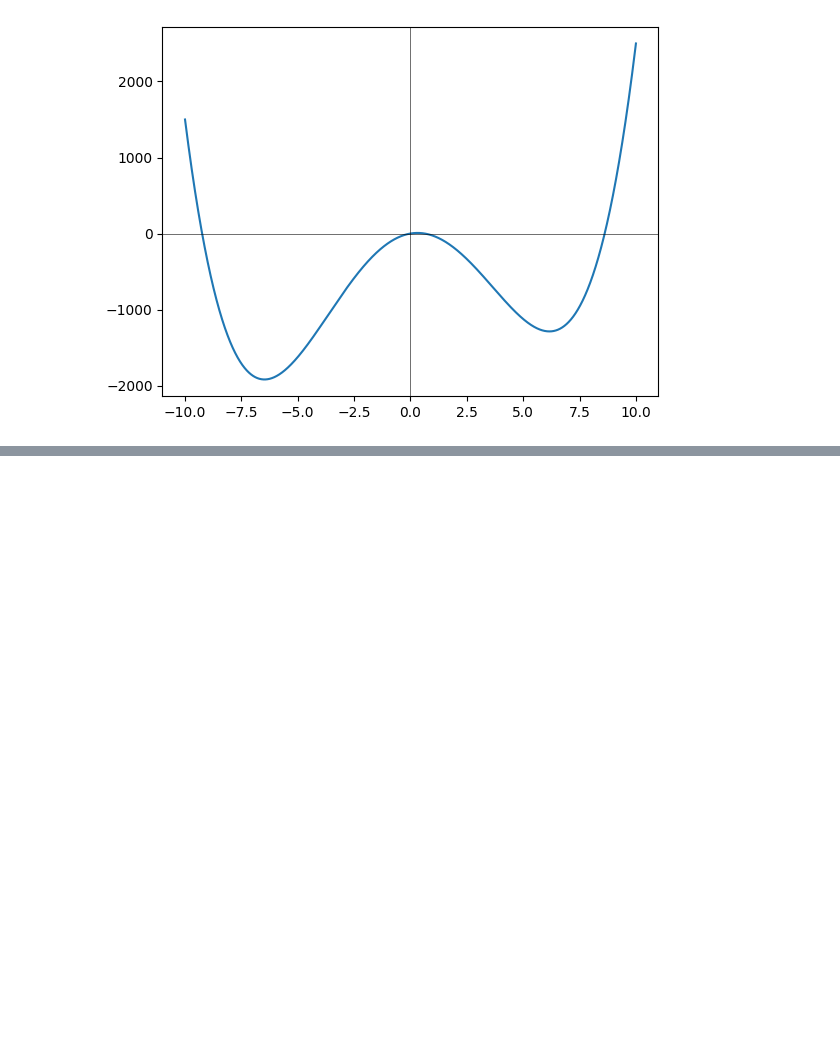
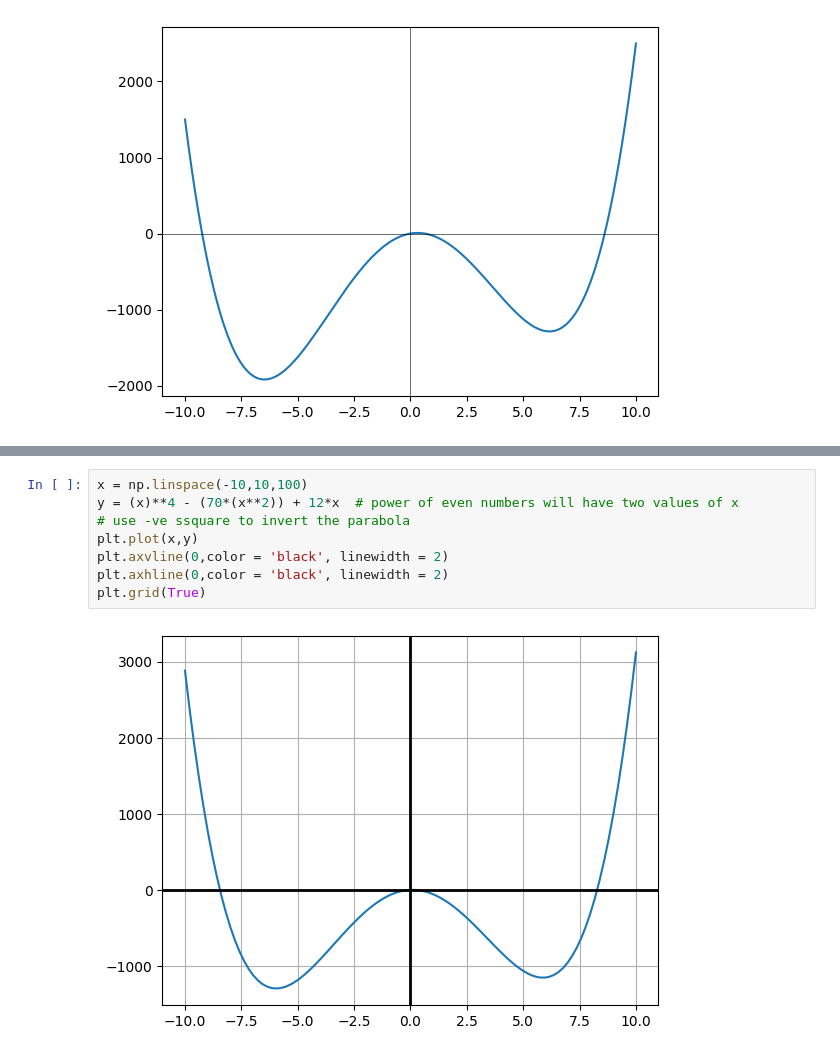
Before and after one commit to noorhzrh/Daily-Practice, a Jupyter notebook: Day 14- Calculus/inclass slope and derivative.ipynb, the cells around one changed output, grey strips where cells are left out. Saved outputs shown, nothing was run; the diff lists cells and outputs as text; blank space fills up the shorter version.

```diff
--- a/Day 14- Calculus/inclass slop and derivative.ipynb
+++ b/Day 14- Calculus/inclass slope and derivative.ipynb
@@ -167,0 +188,10 @@ plt.axhline(0, color = "black", linewidth = 0.4)
+# %%
+x = np.linspace(-10,10,100)
+y = (x)**4 - (70*(x**2)) + 12*x  # power of even numbers will have two values of x
+# use -ve ssquare to invert the parabola
+plt.plot(x,y)
+plt.axvline(0,color = 'black', linewidth = 2)
+plt.axhline(0,color = 'black', linewidth = 2)
+plt.grid(True)
+# %% [output]
+[figure, added]
```
Also changed, not shown: parts of 5 cells of this notebook, 2 other files.
